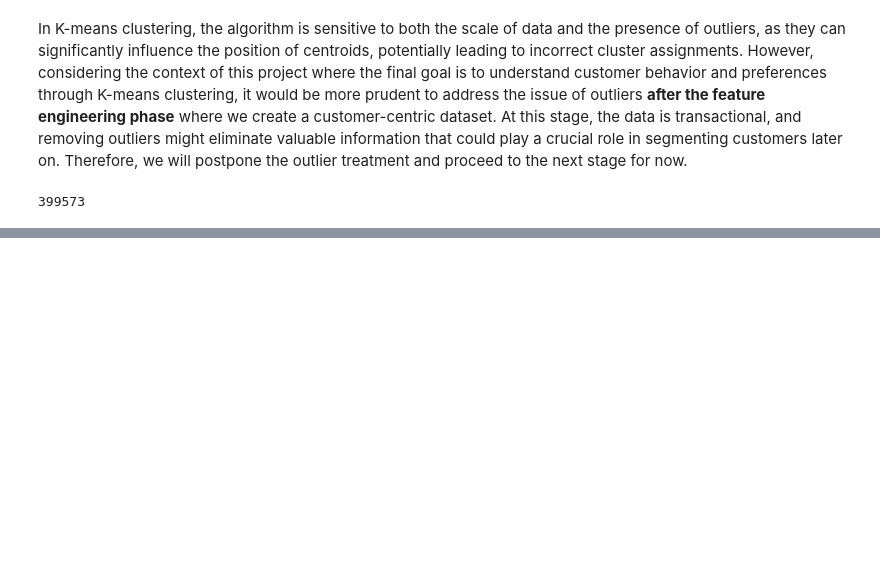
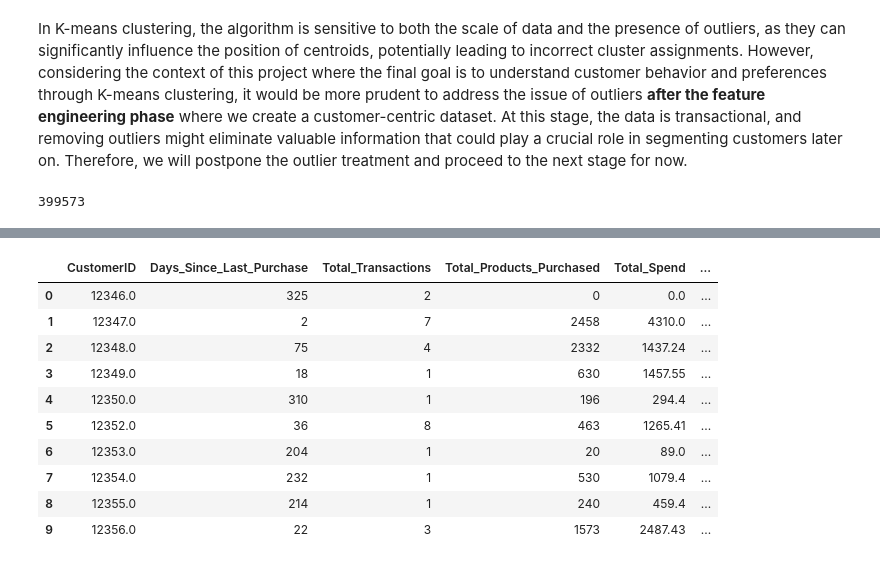
Before and after one commit to richardlevinson3/customer-personality-analytics, a Jupyter notebook: cusomter-personality-analytics.ipynb, the cells around one changed output, grey strips where cells are left out. Cells and saved outputs as stored; diff of their text form; code cells hidden in the pictures; blank space fills up the shorter version.

```diff
--- a/cusomter-personality-analytics.ipynb
+++ b/cusomter-personality-analytics.ipynb
@@ -572,0 +804,37 @@ df.shape[0]
+# %%
+# Extract month and year from InvoiceDate
+df['Year'] = df['InvoiceDate'].dt.year
+df['Month'] = df['InvoiceDate'].dt.month
+
+# Calculate monthly spending for each customer
+monthly_spending = df.groupby(['CustomerID', 'Year', 'Month'])['Total_Spend'].sum().reset_index()
+
+# Calculate Seasonal Buying Patterns: We are using monthly frequency as a proxy for seasonal buying patterns
+seasonal_buying_patterns = monthly_spending.groupby('CustomerID')['Total_Spend'].agg(['mean', 'std']).reset_index()
+seasonal_buying_patterns.rename(columns={'mean': 'Monthly_Spending_Mean', 'std': 'Monthly_Spending_Std'}, inplace=True)
+
+# Replace NaN values in Monthly_Spending_Std with 0, implying no variability for customers with single transaction month
+seasonal_buying_patterns['Monthly_Spending_Std'].fillna(0, inplace=True)
+
+# Calculate Trends in Spending
+# We are using the slope of the linear trend line fitted to the customer's spending over time as an indicator of spending trends
+def calculate_trend(spend_data):
+    # If there are more than one data points, we calculate the trend using linear regression
+    if len(spend_data) > 1:
+        x = np.arange(len(spend_data))
+        slope, _, _, _, _ = linregress(x, spend_data)
+        return slope
+    # If there is only one data point, no trend can be calculated, hence we return 0
+    else:
+        return 0
+
+# Apply the calculate_trend function to find the spending trend for each customer
+spending_trends = monthly_spending.groupby('CustomerID')['Total_Spend'].apply(calculate_trend).reset_index()
+spending_trends.rename(columns={'Total_Spend': 'Spending_Trend'}, inplace=True)
+
+# Merge the new features into the customer_data dataframe
+customer_data = pd.merge(customer_data, seasonal_buying_patterns, on='CustomerID')
+customer_data = pd.merge(customer_data, spending_trends, on='CustomerID')
+
+# Display the first few rows of the customer_data dataframe
+customer_data.head()
@@ -572,0 +848,20 @@ df.shape[0]
+# %%
+# Changing the data type of 'CustomerID' to string as it is a unique identifier and not used in mathematical operations
+customer_data['CustomerID'] = customer_data['CustomerID'].astype(str)
+
+# Convert data types of columns to optimal types
+customer_data = customer_data.convert_dtypes()
+# %%
+customer_data.head(10)
+# %% [output]
+|  | CustomerID | Days_Since_Last_Purchase | Total_Transactions | Total_Products_Purchased | Total_Spend | ... |
+| 0 | 12346.0 | 325 | 2 | 0 | 0.0 | ... |
+| 1 | 12347.0 | 2 | 7 | 2458 | 4310.0 | ... |
+| 2 | 12348.0 | 75 | 4 | 2332 | 1437.24 | ... |
+| 3 | 12349.0 | 18 | 1 | 630 | 1457.55 | ... |
+| 4 | 12350.0 | 310 | 1 | 196 | 294.4 | ... |
+| 5 | 12352.0 | 36 | 8 | 463 | 1265.41 | ... |
+| 6 | 12353.0 | 204 | 1 | 20 | 89.0 | ... |
+| 7 | 12354.0 | 232 | 1 | 530 | 1079.4 | ... |
+| 8 | 12355.0 | 214 | 1 | 240 | 459.4 | ... |
+| 9 | 12356.0 | 22 | 3 | 1573 | 2487.43 | ... |
```
Also changed, not shown: parts of 25 cells of this notebook.
